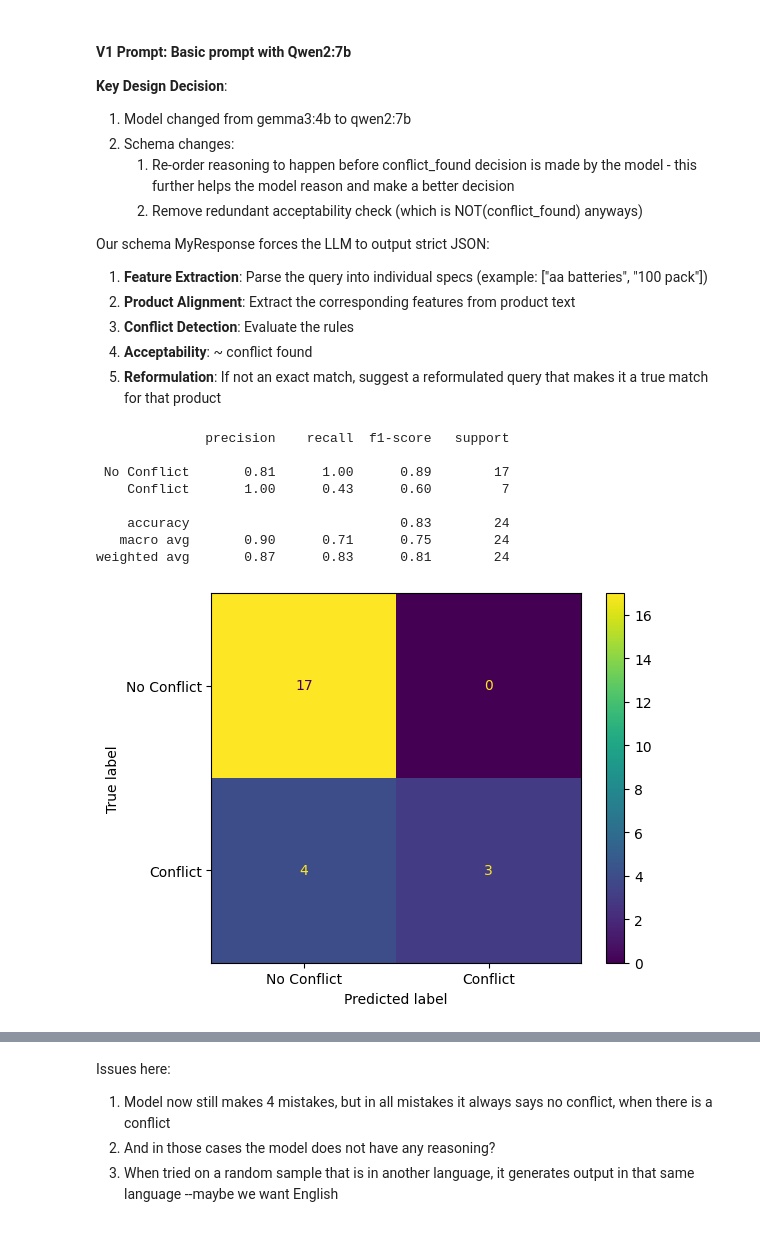
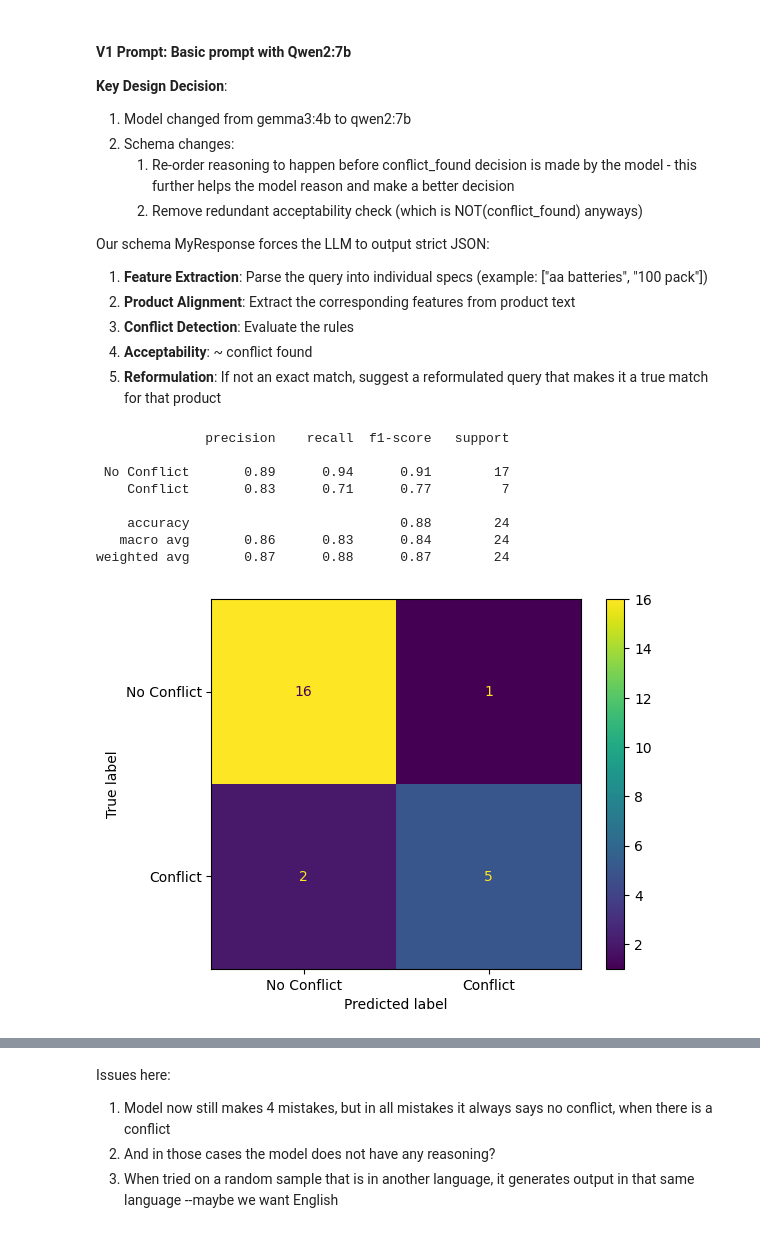
Before and after one commit to eashanchawla/ESCI-data-verficaition, a Jupyter notebook: notebooks/02_prompt_testing.ipynb, the cells around one changed output, grey strips where cells are left out. Cells and saved outputs as stored; diff of their text form; code cells hidden in the pictures.

```diff
--- a/notebooks/02_prompt_testing.ipynb
+++ b/notebooks/02_prompt_testing.ipynb
@@ -121,23 +124,27 @@ Our schema MyResponse forces the LLM to output strict JSON:
 # %%
 if Path('../data/processed/qwen_labels_v0.csv').exists():
     v0_qwen_labels = pd.read_csv('../data/processed/qwen_labels_v0.csv')
+    v0_random_sample_labels_qwen = pd.read_csv('../data/processed/qwen_random_labels_v0.csv')
 else:
-    gemma_v0 = ModelEvaluator(model_name='ollama/qwen2:7b', temperature=0, response_schema=MyResponseReordered)
-    v0_qwen_labels = run_experiment(subset, gemma_v0, 'qwen_labels_v0')
+    qwen_v0 = ModelEvaluator(
+        model_name='ollama/qwen2:7b', temperature=0, response_schema=MyResponseReordered,
+        system_prompt=EVALUATION_PROMPT_V2, num_retries=2, timeout=300)
+    v0_qwen_labels = run_experiment(subset, qwen_v0, 'qwen_labels_v0')
+    v0_random_sample_labels_qwen = run_experiment(random_sample_df, qwen_v0, 'qwen_random_labels_v0')
+
+merged_data_qwen = pd.merge(
+    v0_qwen_labels,
+    manual_labels.loc[:, ['example_id', 'human_label', 'human_notes', 'Conflict_Found_GT']],
+    how='inner', on='example_id'
+)
+score_against_human(merged_data_qwen)
+# %% [output]
+              precision    recall  f1-score   support
+
+ No Conflict       0.89      0.94      0.91        17
+    Conflict       0.83      0.71      0.77         7
+
+    accuracy                           0.88        24
+   macro avg       0.86      0.83      0.84        24
+weighted avg       0.87      0.88      0.87        24
+[figure, added]
-# %%
-merged_data_qwen = pd.merge(
-    v0_qwen_labels,
-    manual_labels.loc[:, ['example_id', 'human_label', 'human_notes', 'Conflict_Found_GT']],
-    how='inner', on='example_id'
-)
-score_against_human(merged_data_qwen)
-# %% [output]
-              precision    recall  f1-score   support
-
- No Conflict       0.81      1.00      0.89        17
-    Conflict       1.00      0.43      0.60         7
-
-    accuracy                           0.83        24
-   macro avg       0.90      0.71      0.75        24
-weighted avg       0.87      0.83      0.81        24
-[figure, removed]
```
Also changed, not shown: parts of 18 cells of this notebook, 6 other files.
